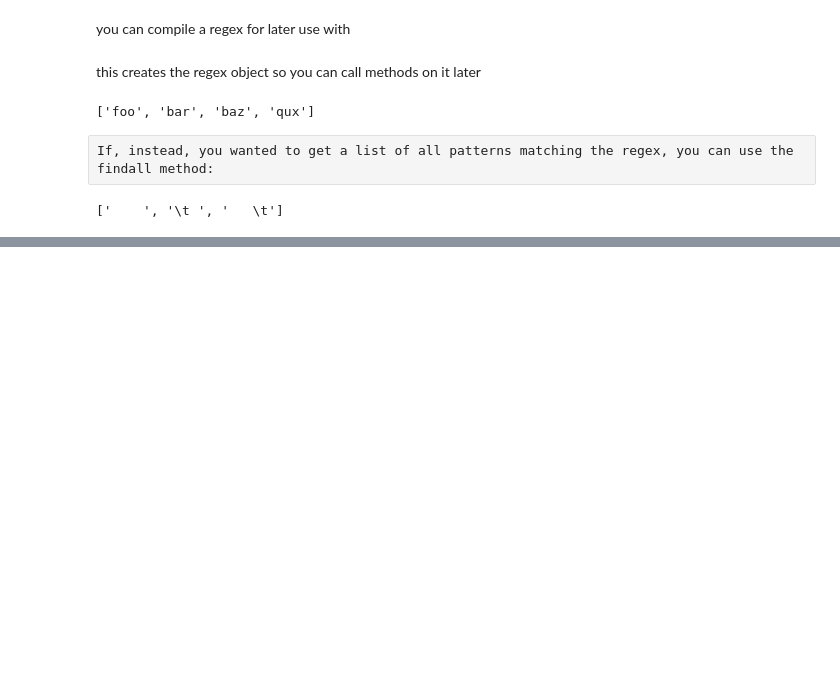
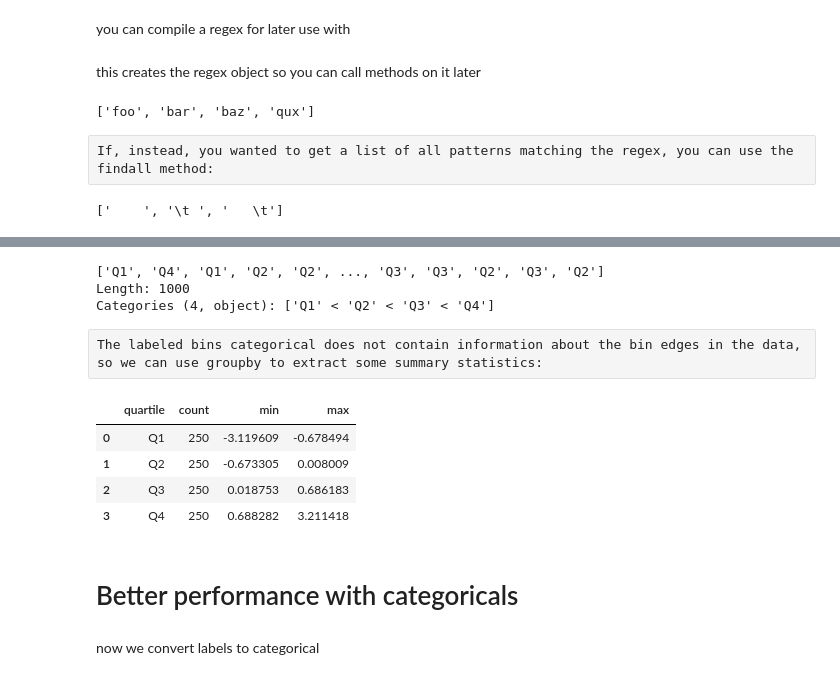
Before and after one commit to christophermccall/WesCh678, a Jupyter notebook: Chapter7WorkAlong.ipynb, the cells around one changed output, grey strips where cells are left out. Saved outputs shown, nothing was run; the diff lists cells and outputs as text; code cells hidden in the pictures; blank space fills up the shorter version.

```diff
--- a/Chapter7WorkAlong.ipynb
+++ b/Chapter7WorkAlong.ipynb
@@ -1178,0 +1738,2 @@ regex.findall(text)
+# %%
+draws = rng.standard_normal(1000)
@@ -1178,0 +1772,27 @@ regex.findall(text)
+# %%
+bins = pd.qcut(draws, 4, labels=['Q1','Q2','Q3','Q4'])
+# %%
+bins
+# %% [output]
+['Q1', 'Q4', 'Q1', 'Q2', 'Q2', ..., 'Q3', 'Q3', 'Q2', 'Q3', 'Q2']
+Length: 1000
+Categories (4, object): ['Q1' < 'Q2' < 'Q3' < 'Q4']
+# %% [raw]
+The labeled bins categorical does not contain information about the bin edges in the data, so we can use groupby to extract some summary statistics:
+# %%
+bins = pd.Series(bins, name='quartile')
+# %%
+results = (pd.Series(draws)
+          .groupby(bins, observed=False)
+          .agg(['count','min','max'])
+          .reset_index())
+# %%
+results
+# %% [output]
+|  | quartile | count | min | max |
+| 0 | Q1 | 250 | -3.119609 | -0.678494 |
+| 1 | Q2 | 250 | -0.673305 | 0.008009 |
+| 2 | Q3 | 250 | 0.018753 | 0.686183 |
+| 3 | Q4 | 250 | 0.688282 | 3.211418 |
+# %% [markdown]
+# Better performance with categoricals
@@ -1178,0 +1803,2 @@ regex.findall(text)
+# %% [markdown]
+now we convert labels to categorical
```
Also changed, not shown: parts of 145 cells of this notebook.
